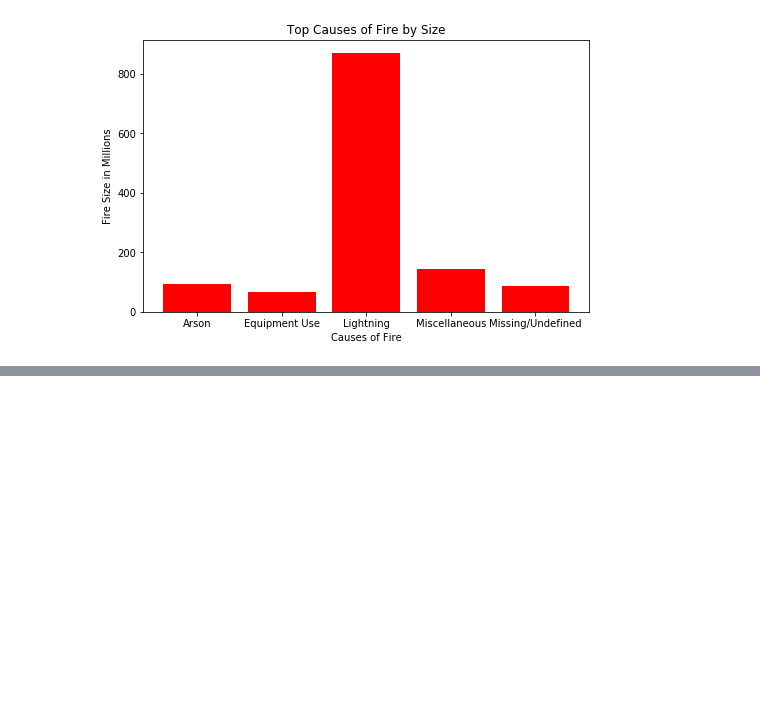
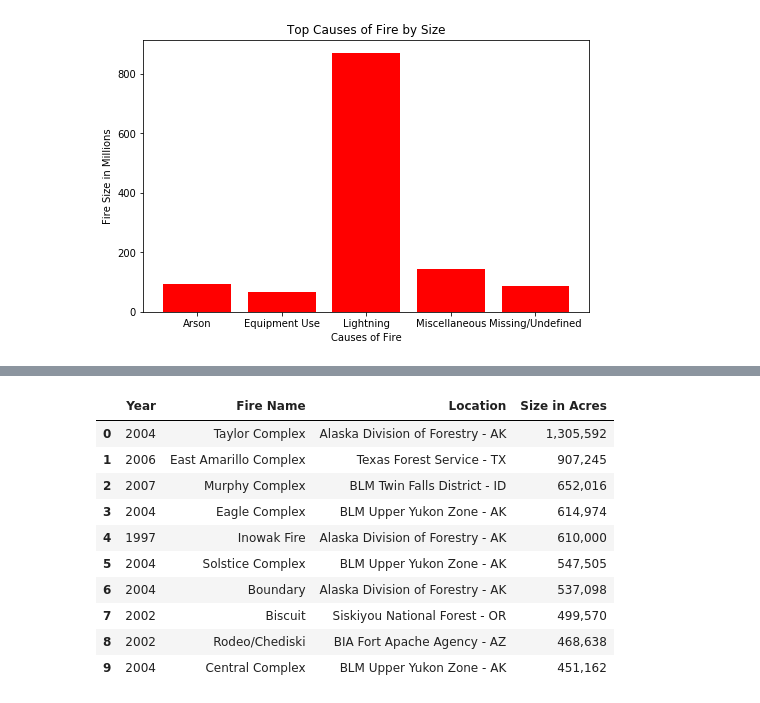
Before and after one commit to nvhabib91/project1, a Jupyter notebook: Project_1_Sam.ipynb, the cells around one changed output, grey strips where cells are left out. Drawn from its saved outputs; the diff is of its cells as text; code cells hidden in the pictures; blank space fills up the shorter version.

```diff
--- a/Project_1_Sam.ipynb
+++ b/Project_1_Sam.ipynb
@@ -288,0 +342,16 @@ plt.show()
+# %%
+large_fires_csv = "large_fires.csv"
+large_fires_pd = pd.read_csv("large_fires.csv")
+large_fires_pd.head(10)
+# %% [output]
+|  | Year | Fire Name | Location | Size in Acres |
+| 0 | 2004 | Taylor Complex | Alaska Division of Forestry - AK | 1,305,592 |
+| 1 | 2006 | East Amarillo Complex | Texas Forest Service - TX | 907,245 |
+| 2 | 2007 | Murphy Complex | BLM Twin Falls District - ID | 652,016 |
+| 3 | 2004 | Eagle Complex | BLM Upper Yukon Zone - AK | 614,974 |
+| 4 | 1997 | Inowak Fire | Alaska Division of Forestry - AK | 610,000 |
+| 5 | 2004 | Solstice Complex | BLM Upper Yukon Zone - AK | 547,505 |
+| 6 | 2004 | Boundary | Alaska Division of Forestry - AK | 537,098 |
+| 7 | 2002 | Biscuit | Siskiyou National Forest - OR | 499,570 |
+| 8 | 2002 | Rodeo/Chediski | BIA Fort Apache Agency - AZ | 468,638 |
+| 9 | 2004 | Central Complex | BLM Upper Yukon Zone - AK | 451,162 |
```
Also changed, not shown: parts of 11 cells of this notebook, 5 other files.
